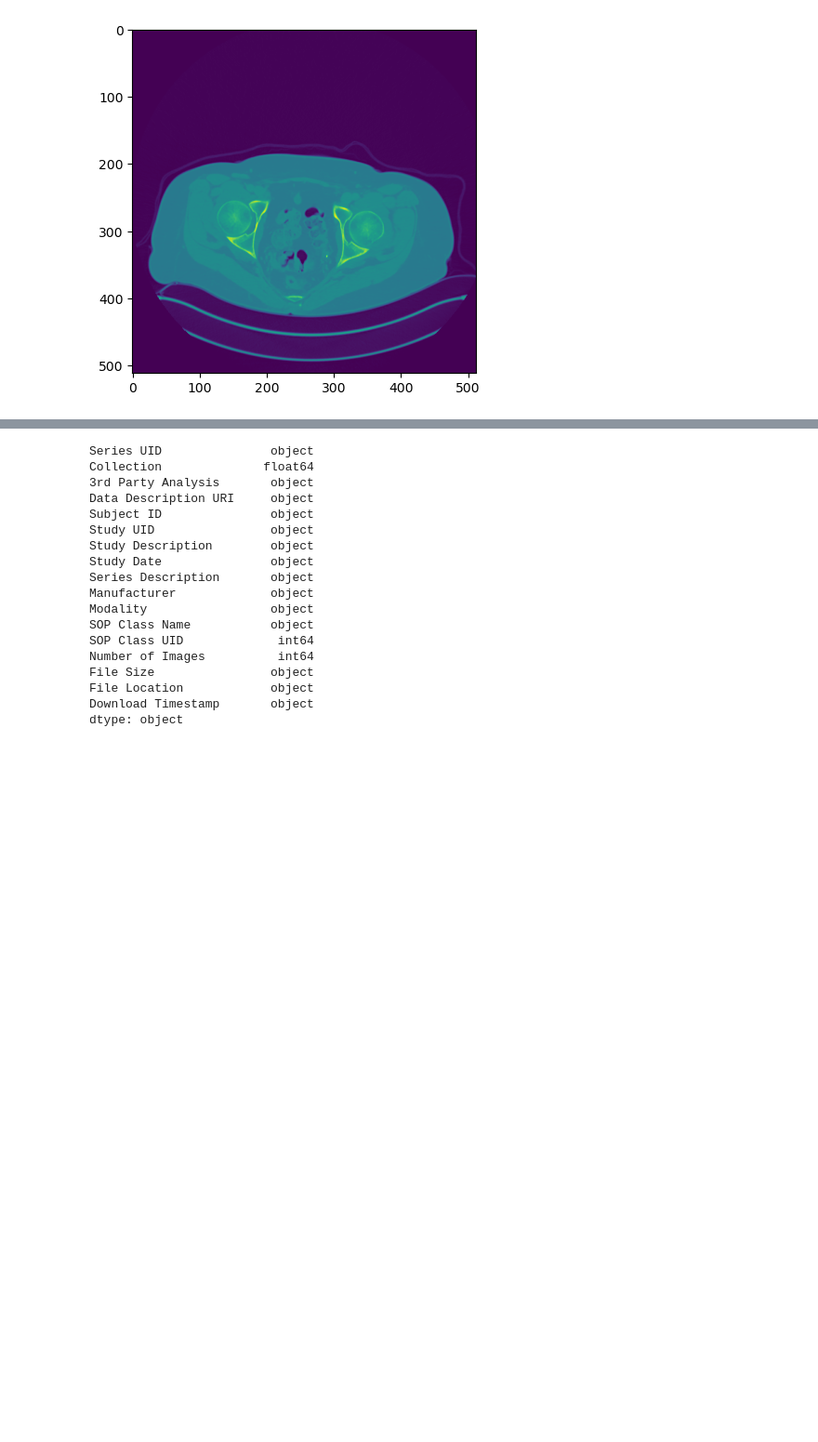
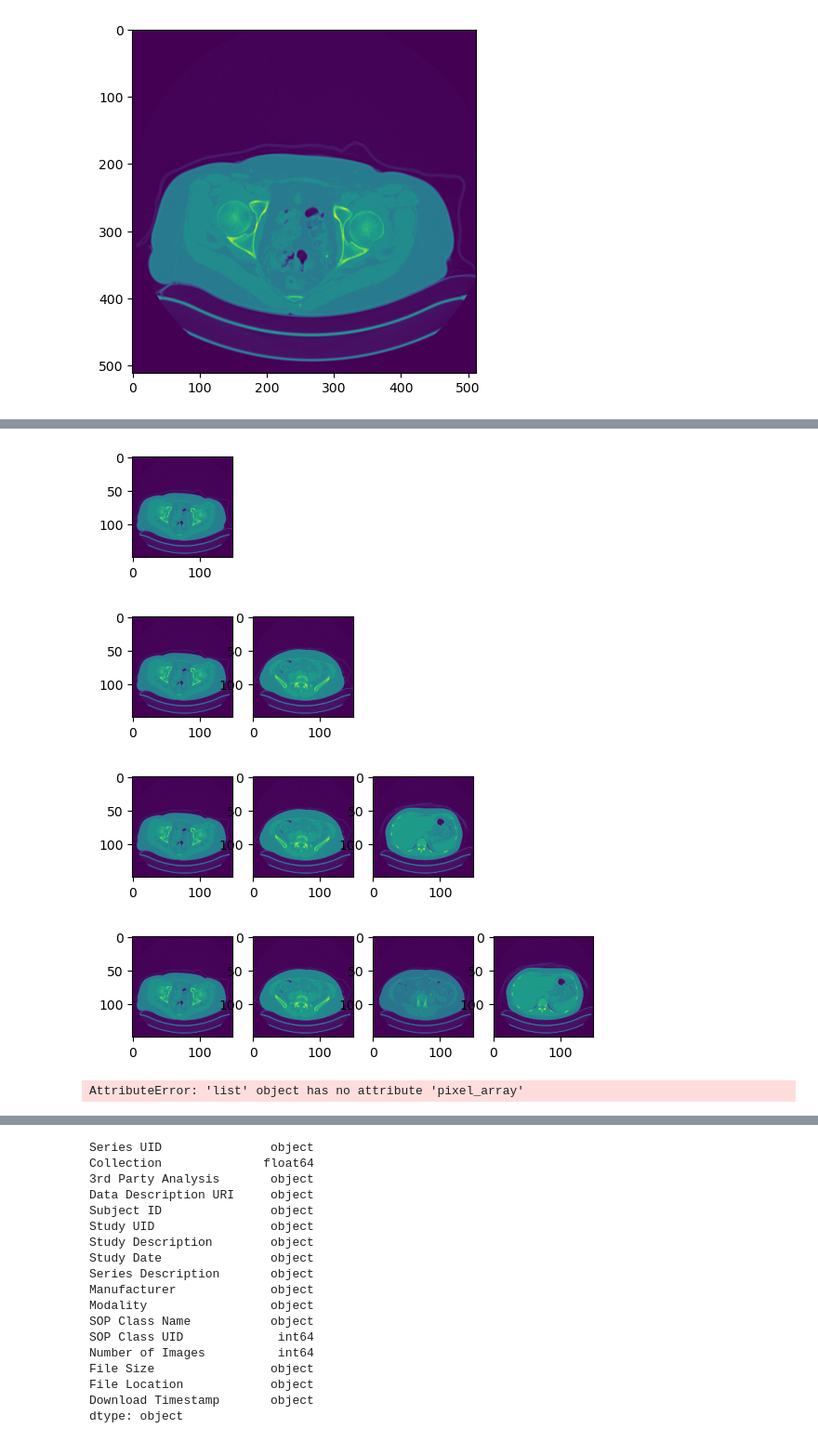
Before and after one commit to alejandrodf1/Theory_signal_project, a Jupyter notebook: notebooks/code_try.ipynb, the cells around one changed output, grey strips where cells are left out. Shown: that part at 93% size. Drawn from its saved outputs; the diff is of its cells as text; code cells hidden in the pictures; blank space fills up the shorter version.

```diff
--- a/notebooks/code_try.ipynb
+++ b/notebooks/code_try.ipynb
@@ -207,3 +190,69 @@ ModuleNotFoundError: No module named 'cv2'
+# %%
+IMG_PX_SIZE,IMG_PX_SIZE = 150
+slices = []
+for patient in patients[:1]:
+    path = data_dir + patient
+    slices.append(pydicom.read_file(data_dir + patient))
+    slices.sort(key = lambda x: int(x.ImagePositionPatient[2]))
+# %%
+IMG_PX_SIZE= 150
+slices = []
+for patient in patients[:4]:
+    path = data_dir + patient
+    slices.append(pydicom.read_file(data_dir + patient))
+    slices.sort(key = lambda x: int(x.ImagePositionPatient[2]))
+    fig = plt.figure()
+    for num,each_slice in enumerate(slices[:12]):
+        y = fig.add_subplot(3,4,num+1)
+        new_img = cv2.resize(np.array(each_slice.pixel_array),(IMG_PX_SIZE,IMG_PX_SIZE))
+        y.imshow(new_img)
+    plt.show()
+# %% [output]
+[figure, added]
+[figure, added]
+[figure, added]
+[figure, added]
+# %%
+import math
+
+def chunks(l, n):
+    # Credit: Ned Batchelder
+    # Link: http://stackoverflow.com/questions/312443/how-do-you-split-a-list-into-evenly-sized-chunks
+    """Yield successive n-sized chunks from l."""
+    for i in range(0, len(l), n):
+        yield l[i:i + n]
+
+def mean(l):
+    return sum(l) / len(l)
+
+IMG_PX_SIZE = 150
+HM_SLICES = 20
+
+#data_dir = '../input/sample_images/'
+#patients = os.listdir(data_dir)
+#labels_df = pd.read_csv('../input/stage1_labels.csv', index_col=0)
+slices =[]
+new_slices = []
+for patient in patients[::1]:
+    #try:
+        #label = labels_df.get_value(patient, 'cancer')
+        path = data_dir + patient
+        slices.append(pydicom.read_file(data_dir + patient))
+        #slices = [pydicom.read_file(path + '/' + s) for s in os.listdir(path)]
+        slices.sort(key = lambda x: int(x.ImagePositionPatient[2]))
+        #new_slices = []
+        slices = slices.append(cv2.resize(np.array(slices.pixel_array),(IMG_PX_SIZE,IMG_PX_SIZE)))
+        chunk_sizes = math.ceil(len(slices) / HM_SLICES)
+        for slice_chunk in chunks(slices, chunk_sizes):
+            slice_chunk = list(map(mean, zip(*slice_chunk)))
+            new_slices.append(slice_chunk)
+
+        print(len(slices), len(new_slices))
+    #except:
+        # some patients don't have labels, so we'll just pass on this for now
+    #    pass
+# %% [output]
+AttributeError: 'list' object has no attribute 'pixel_array'
 # %%
 dataset.shape
 dataset.tail(30)
```
Also changed, not shown: parts of 8 cells of this notebook, 2 other files.
